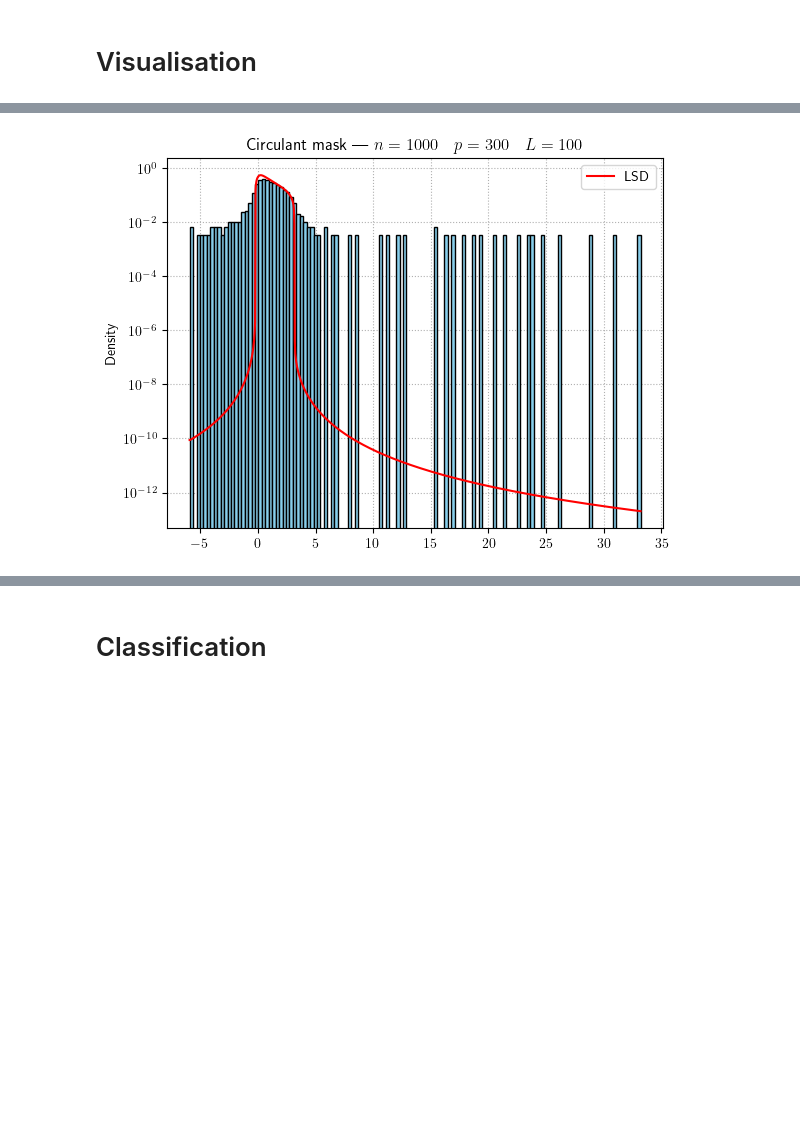
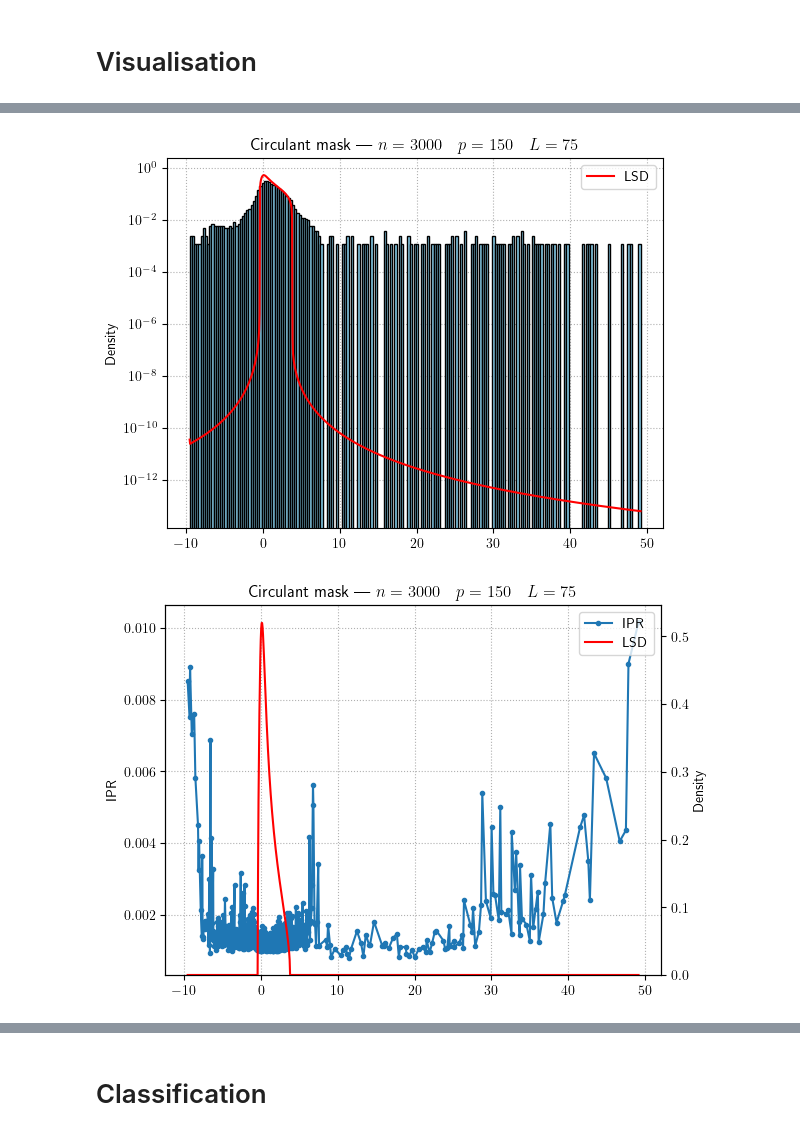
Before and after one commit to HugoLebeau/online_learning, a Jupyter notebook: Toeplitz puncturing.ipynb, the cells around one changed output, grey strips where cells are left out. Saved outputs shown, nothing was run; the diff lists cells and outputs as text; code cells hidden in the pictures; blank space fills up the shorter version.

```diff
--- a/Toeplitz puncturing.ipynb
+++ b/Toeplitz puncturing.ipynb
@@ -11,18 +11,17 @@ np.random.seed(14153)
 # %% [markdown]
 # Set parameters
 # %%
-n = 1000 # sample size
-c = 0.3 # p/n
-alpha = 0.1 # L/n
-beta = alpha/c
+n = 3000 # sample size
+c = 0.05 # p/n
+epsilon = 0.05 # (2L-1)/n
 
 p = int(c*n) # dimension
-L = int(alpha*n) # band size
+L = int(epsilon*n/2+0.5) # band size
 setting = "$n = {} \quad p = {} \quad L = {}$".format(n, p, L)
 
-easy_setting = False
+pm1_setting = False
 
-if easy_setting:
+if pm1_setting:
     k = 2 # number of classes
     pi = np.array([0.5, 0.5]) # proportion of each class
     # centroid of each class
@@ -66,16 +65,19 @@ LSD_t = (1/(1-axr-eta0_t)).imag/np.pi
 LSD_c = (1/(1-axr-eta0_c)).imag/np.pi
 # %%
 # Get spikes and alignments
-if easy_setting:
+if pm1_setting:
     spikes_c, spikes_t = utils.get_spikes(n, p, L, mu_norm)
     spikes_idx_c, spikes_c, zeta_c, natural_idx_c = spikes_c
     spikes_idx_t, spikes_t, zeta_t, natural_idx_t = spikes_t
+# %%
+IPR_t = np.sum(eigvecs_t**4, axis=-1)/(np.sum(eigvecs_t**2, axis=-1)**2)
+IPR_c = np.sum(eigvecs_c**4, axis=-1)/(np.sum(eigvecs_c**2, axis=-1)**2)
 # %% [markdown]
 # Visualisation
 # %%
 plt.hist(eigvals_t.flatten(), bins='auto', color='skyblue', edgecolor='black', density=True, zorder=2)
 plt.plot(axr, LSD_t, color='red', label="LSD")
-if easy_setting:
+if pm1_setting:
     for spike in spikes_t:
         plt.axvline(x=spike, ls=':', color='green')
 plt.grid(ls=':')
@@ -89,17 +92,32 @@ plt.show()
 # %%
 plt.hist(eigvals_c.flatten(), bins='auto', color='skyblue', edgecolor='black', density=True, zorder=2)
 plt.plot(axr, LSD_c, color='red', label="LSD")
-if easy_setting:
+if pm1_setting:
     for spike in spikes_c:
         plt.axvline(x=spike, ls=':', color='green')
 plt.grid(ls=':')
 plt.yscale('log')
 plt.ylabel("Density")
 plt.legend()
 plt.title("Circulant mask | "+setting)
 plt.show()
+
+plt.plot(eigvals_c[0], IPR_c[0], marker='.', label="IPR")
+plt.grid(ls=':')
+plt.ylabel("IPR")
+ax1 = plt.gca()
+ax2 = plt.twinx()
+plt.plot(axr, LSD_t, color='red', label="LSD")
+plt.ylabel("Density")
+plt.ylim(bottom=0)
+lines1, labels1 = ax1.get_legend_handles_labels()
+lines2, labels2 = ax2.get_legend_handles_labels()
+plt.legend(lines1+lines2, labels1+labels2)
+plt.title("Circulant mask | "+setting)
+plt.show()
 # %% [output]
-[figure, old version]
+[figure, new version]
+[figure, added]
 # %%
 x = np.arange(n)
 n_to_plot = 5
```
Also changed, not shown: parts of 6 cells of this notebook.
